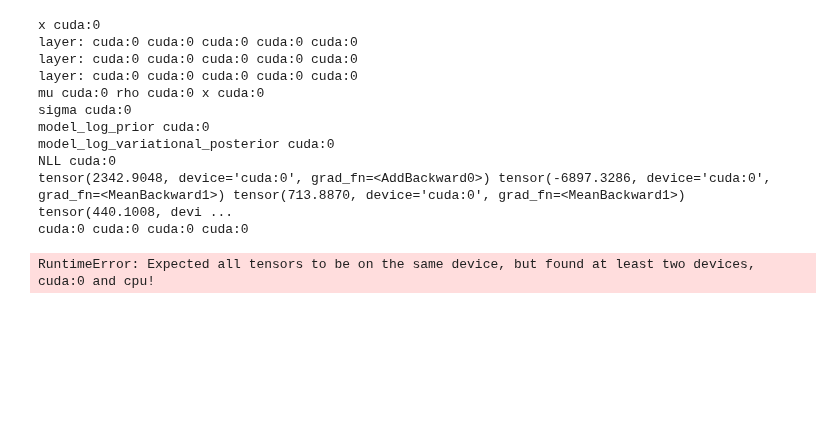
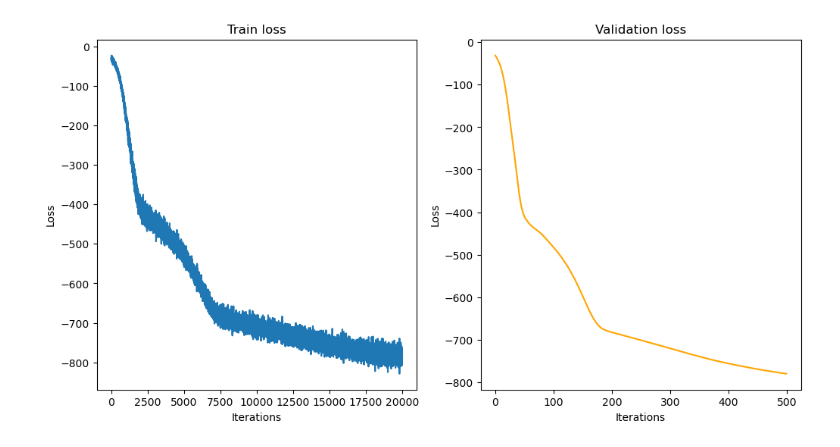
Before and after one commit to Malthe57/MastersThesis, a Jupyter notebook: notebooks/BNN_banana.ipynb, the cells around one changed output. Cells and saved outputs as stored; diff of their text form; code cells hidden in the pictures; blank space fills up the shorter version.

```diff
--- a/notebooks/BNN_banana.ipynb
+++ b/notebooks/BNN_banana.ipynb
@@ -73,7 +73,8 @@ NUM_BATCHES = len(trainloader)
 # %%
 class ScaleMixturePrior():
     def __init__(self, pi=0.5, sigma1=torch.exp(torch.tensor(0)), sigma2=torch.exp(torch.tensor(-6))):
-        self.device = torch.device("cuda" if torch.cuda.is_available() else "cpu")
+        # self.device = torch.device("cuda" if torch.cuda.is_available() else "cpu")
+        self.device = 'cpu'
         self.pi = pi
         self.mu = 0
         self.sigma1 = sigma1.to(self.device)
@@ -90,7 +91,8 @@ class ScaleMixturePrior():
 # %%
 class Gaussian():
     def __init__(self, mu, rho):
-        self.device = torch.device("cuda" if torch.cuda.is_available() else "cpu")
+        # self.device = torch.device("cuda" if torch.cuda.is_available() else "cpu")
+        self.device = 'cpu'
         self.mu = mu.to(self.device)
         self.rho = rho.to(self.device)
         self.normal = torch.distributions.Normal(mu, self.sigma)
@@ -327,29 +336,19 @@ def plot_log_probs(log_priors, log_variational_posteriors, NLLs):
 
     plt.show()
 # %%
-device = torch.device("cuda" if torch.cuda.is_available() else "cpu")
+# device = torch.device("cuda" if torch.cuda.is_available() else "cpu")
+device = 'cpu'
 
 # create model
 BNN_model = BayesianNeuralNetwork(32, 128, device=device)
 BNN_model = BNN_model.to(device)
 optimizer = torch.optim.Adam(BNN_model.parameters(), lr=3e-5)
 
-losses, log_priors, log_variational_posteriors, NLLs, val_losses = train_BNN(BNN_model, optimizer, trainloader, valloader, epochs=500, model_name='BNN', val_every_n_epochs=10, device=device)
+losses, log_priors, log_variational_posteriors, NLLs, val_losses = train_BNN(BNN_model, optimizer, trainloader, valloader, epochs=5000, model_name='BNN', val_every_n_epochs=10, device=device)
 
 plot_loss(losses, val_losses)
 # %% [output]
-x cuda:0
-layer: cuda:0 cuda:0 cuda:0 cuda:0 cuda:0
-layer: cuda:0 cuda:0 cuda:0 cuda:0 cuda:0
-layer: cuda:0 cuda:0 cuda:0 cuda:0 cuda:0
-mu cuda:0 rho cuda:0 x cuda:0
-sigma cuda:0
-model_log_prior cuda:0
-model_log_variational_posterior cuda:0
-NLL cuda:0
-tensor(2342.9048, device='cuda:0', grad_fn=<AddBackward0>) tensor(-6897.3286, device='cuda:0', grad_fn=<MeanBackward1>) tensor(713.8870, device='cuda:0', grad_fn=<MeanBackward1>) tensor(440.1008, devi ...
-cuda:0 cuda:0 cuda:0 cuda:0
-RuntimeError: Expected all tensors to be on the same device, but found at least two devices, cuda:0 and cpu!
+[figure, added]
 # %%
 plot_log_probs(log_priors, log_variational_posteriors, NLLs)
 # %% [output]
```
Also changed, not shown: parts of 7 cells of this notebook.
